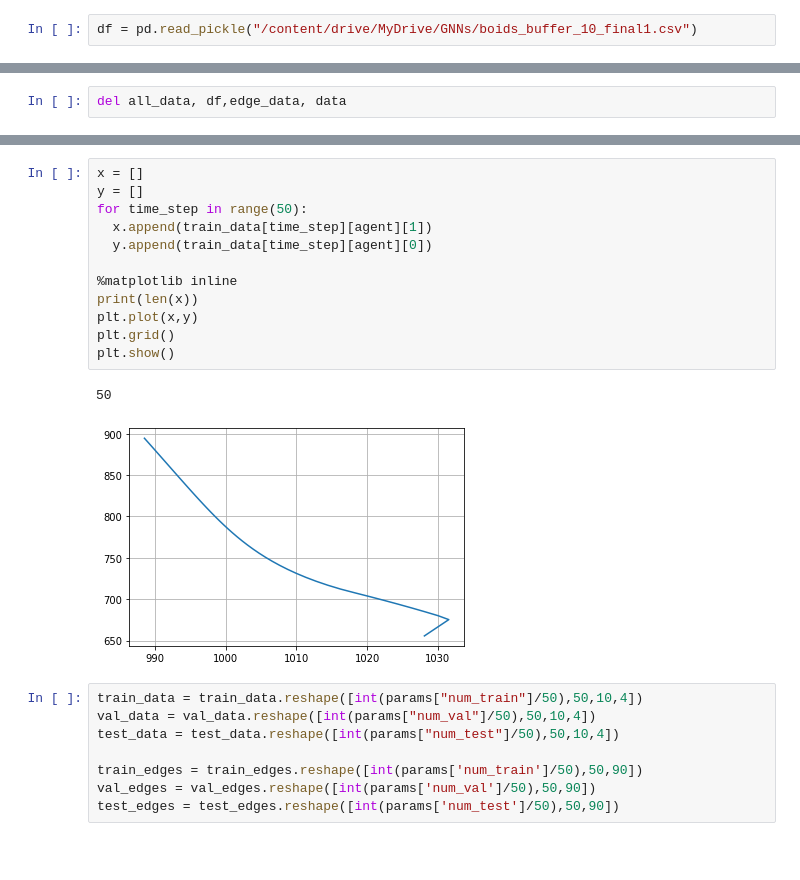
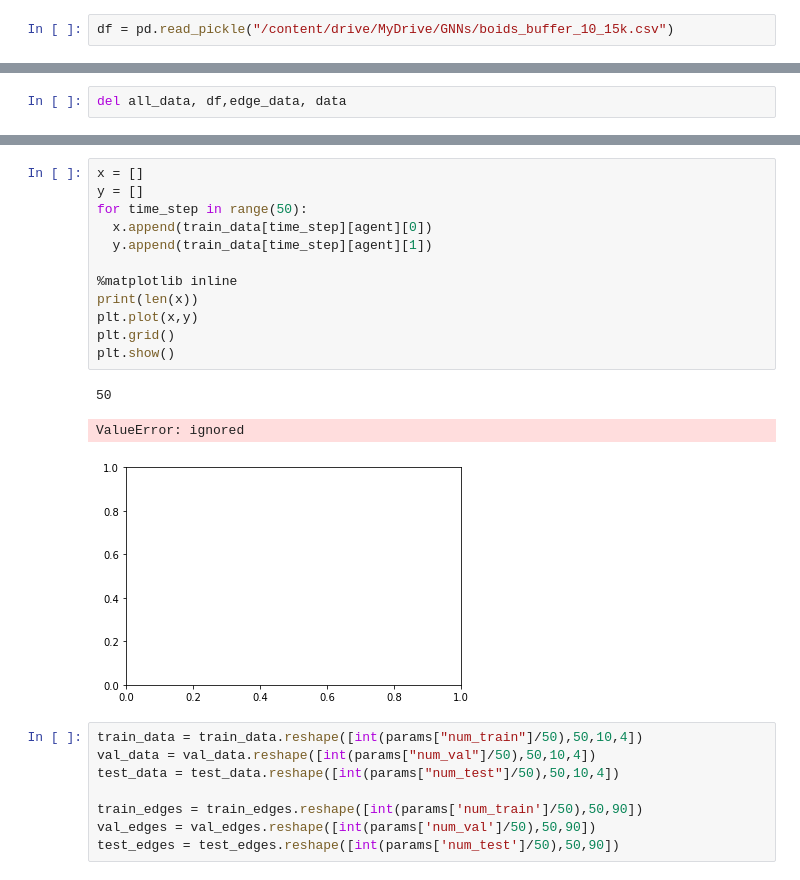
Before and after one commit to Nishant-Ramakuru/Inference-based-GNNS, a Jupyter notebook: simulations/models.ipynb, the cells around one changed output, grey strips where cells are left out. Cells and saved outputs as stored; diff of their text form; blank space fills up the shorter version.

```diff
--- a/simulations/models.ipynb
+++ b/simulations/models.ipynb
@@ -81,7 +35,7 @@ params['working_dir'] =params['output_dir'] =  ('/content/MyDrive/GNNs')
 # %% [markdown]
 Dataset
 # %%
-df = pd.read_pickle("/content/drive/MyDrive/GNNs/boids_buffer_10_final1.csv")
+df = pd.read_pickle("/content/drive/MyDrive/GNNs/boids_buffer_10_15k.csv")
 # %%
 df.shape
 # %% [output]
@@ -184,18 +184,19 @@ Train Shape: torch.Size([3000, 10, 4])
 # %%
 x = []
 y = []
 for time_step in range(50):
-  x.append(train_data[time_step][agent][1])
-  y.append(train_data[time_step][agent][0])
+  x.append(train_data[time_step][agent][0])
+  y.append(train_data[time_step][agent][1])
 
 %matplotlib inline
 print(len(x))
 plt.plot(x,y)
 plt.grid()
 plt.show()
 # %% [output]
 50
+ValueError: ignored
-[figure, old version]
+[figure, new version]
 # %%
 train_data = train_data.reshape([int(params["num_train"]/50),50,10,4])
 val_data = val_data.reshape([int(params["num_val"]/50),50,10,4])
```
Also changed, not shown: parts of 18 cells of this notebook.
